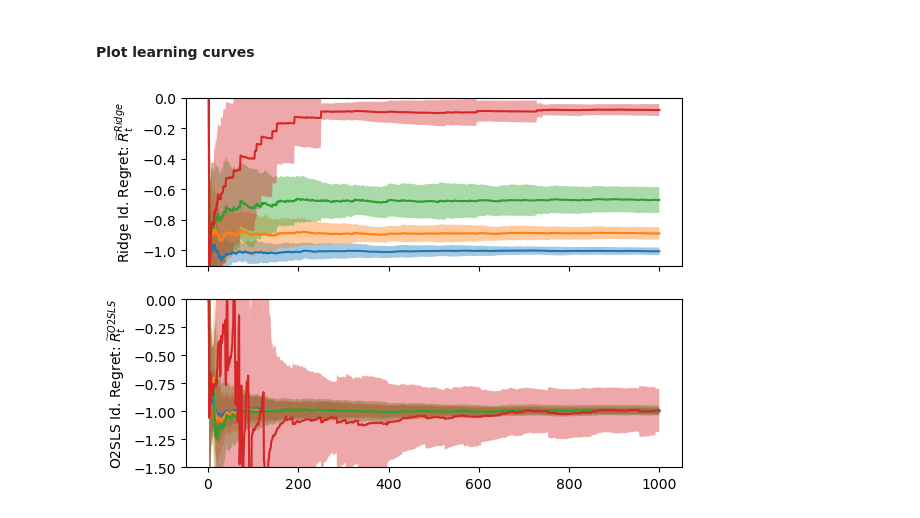
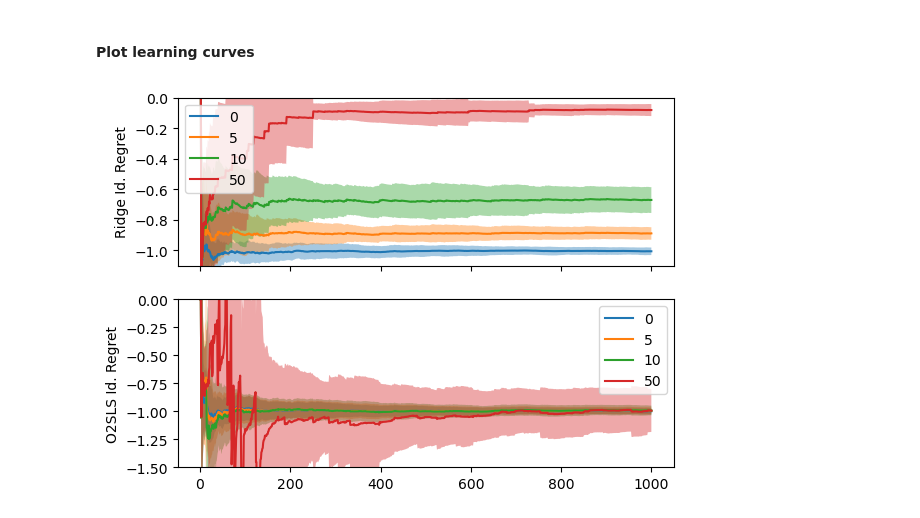
Before and after one commit to riccardodv/O2SLS-and-OFUL-IV, a Jupyter notebook: 2SLSOnline_RealData.ipynb, the cells around one changed output. Saved outputs shown, nothing was run; the diff lists cells and outputs as text; code cells hidden in the pictures.

Commit message:
fixes plots

```diff
--- a/2SLSOnline_RealData.ipynb
+++ b/2SLSOnline_RealData.ipynb
@@ -941,25 +941,28 @@ Text(792.3131313131312, 0.5, '$\\rho_S$')
 # %%
 rounds = np.array([t for t in range(1,T+1,1)])
 options = {"beta":0, "R2":1, "reg":2, "cumreg":3}
 choose_key = "beta"
 
 fig, axarr = plt.subplots(2, sharex=True)
 for i in range(dim_s_f):
     reg = mean_records_on[:,options[choose_key],i,i]
     reg_iv = mean_records_on_iv[:,options[choose_key],i,i]
     reg_std = std_records_on[:,options[choose_key],i,i]
     reg_iv_std = std_records_on_iv[:,options[choose_key],i,i]
 
-    axarr[0].plot(rounds, reg) #, color = colors[i])
+    axarr[0].plot(rounds, reg, label=s.flatten()[i])
     axarr[0].fill_between(rounds, reg-reg_std, reg+reg_std, alpha=0.4)
-    axarr[0].set_ylabel(r"Ridge Id. Regret: $\widetilde{R}^{Ridge}_t$")
-    axarr[0].set_ylim([-1.1, 0])  # Set the y-limits for the first subplot
+    axarr[0].set_ylabel(r"Ridge Id. Regret")
+    axarr[0].set_ylim([-1.1, 0])
+    axarr[0].legend()  # Add the legend to the first subplot
 
-    axarr[1].plot(rounds, reg_iv)#, color=colors[1])
+    axarr[1].plot(rounds, reg_iv, label=s.flatten()[i])
     axarr[1].fill_between(rounds, reg_iv-reg_iv_std, reg_iv+reg_iv_std, alpha=0.4)
-    axarr[1].set_ylabel(r"O2SLS Id. Regret: $\widetilde{R}^{O2SLS}_t$")
-    axarr[1].set_ylim([-1.5, 0])  # Set the y-limits for the second subplot
+    # axarr[1].set_ylabel(r"O2SLS Id. Regret: $\widetilde{R}^{O2SLS}_t$")
+    axarr[1].set_ylabel(r"O2SLS Id. Regret")
+    axarr[1].set_ylim([-1.5, 0])
+    axarr[1].legend()  # Add the legend to the second subplot
 
 plt.show()
 # %% [output]
-[figure, old version]
+[figure, new version]
```
